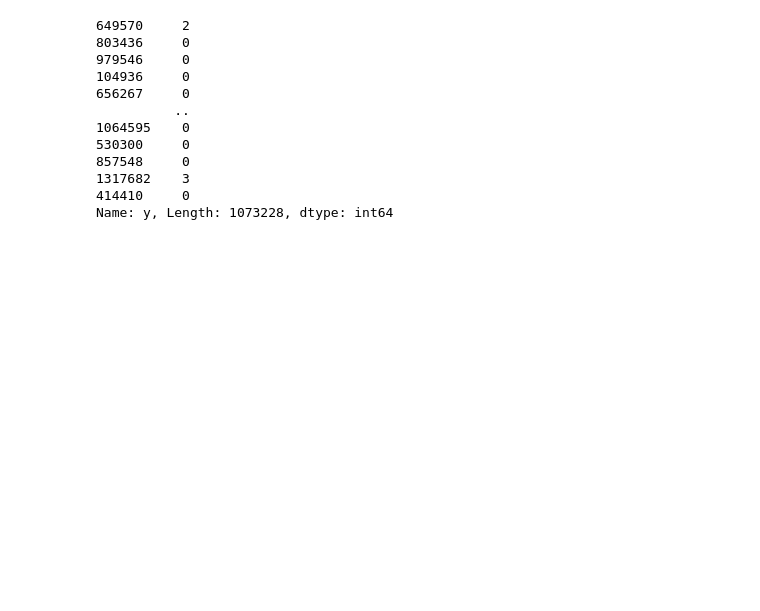
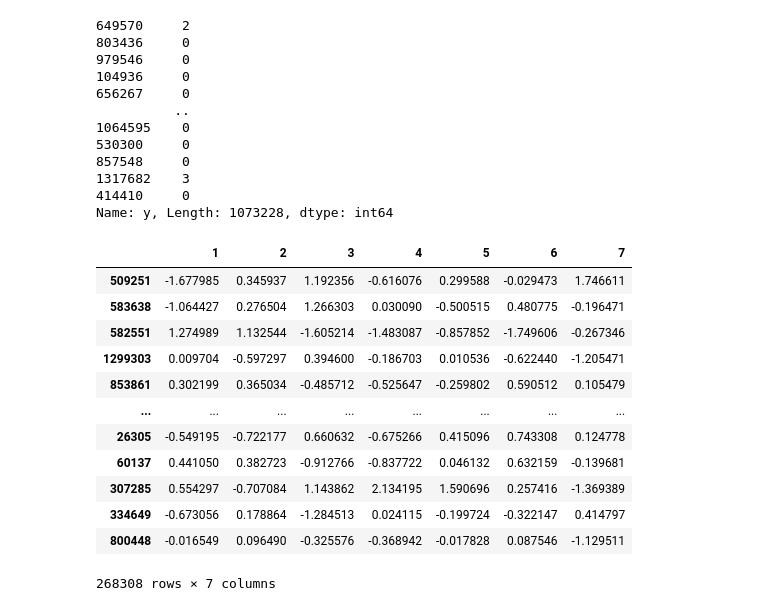
Before and after one commit to karan-47/TerrainIdentificationForTimeSeriesData, a Jupyter notebook: preprocessing.ipynb, the cells around one changed output. Saved outputs shown, nothing was run; the diff lists cells and outputs as text; code cells hidden in the pictures; blank space fills up the shorter version.

```diff
--- a/preprocessing.ipynb
+++ b/preprocessing.ipynb
@@ -187,3 +201,19 @@ y_train
 1317682    3
 414410     0
 Name: y, Length: 1073228, dtype: int64
+# %%
+X_test
+# %% [output]
+|  | 1 | 2 | 3 | 4 | 5 | 6 | 7 |
+| 509251 | -1.677985 | 0.345937 | 1.192356 | -0.616076 | 0.299588 | -0.029473 | 1.746611 |
+| 583638 | -1.064427 | 0.276504 | 1.266303 | 0.030090 | -0.500515 | 0.480775 | -0.196471 |
+| 582551 | 1.274989 | 1.132544 | -1.605214 | -1.483087 | -0.857852 | -1.749606 | -0.267346 |
+| 1299303 | 0.009704 | -0.597297 | 0.394600 | -0.186703 | 0.010536 | -0.622440 | -1.205471 |
+| 853861 | 0.302199 | 0.365034 | -0.485712 | -0.525647 | -0.259802 | 0.590512 | 0.105479 |
+| ... | ... | ... | ... | ... | ... | ... | ... |
+| 26305 | -0.549195 | -0.722177 | 0.660632 | -0.675266 | 0.415096 | 0.743308 | 0.124778 |
+| 60137 | 0.441050 | 0.382723 | -0.912766 | -0.837722 | 0.046132 | 0.632159 | -0.139681 |
+| 307285 | 0.554297 | -0.707084 | 1.143862 | 2.134195 | 1.590696 | 0.257416 | -1.369389 |
+| 334649 | -0.673056 | 0.178864 | -1.284513 | 0.024115 | -0.199724 | -0.322147 | 0.414797 |
+| 800448 | -0.016549 | 0.096490 | -0.325576 | -0.368942 | -0.017828 | 0.087546 | -1.129511 |
+268308 rows × 7 columns
```
Also changed, not shown: parts of 10 cells of this notebook, 2 other files.
